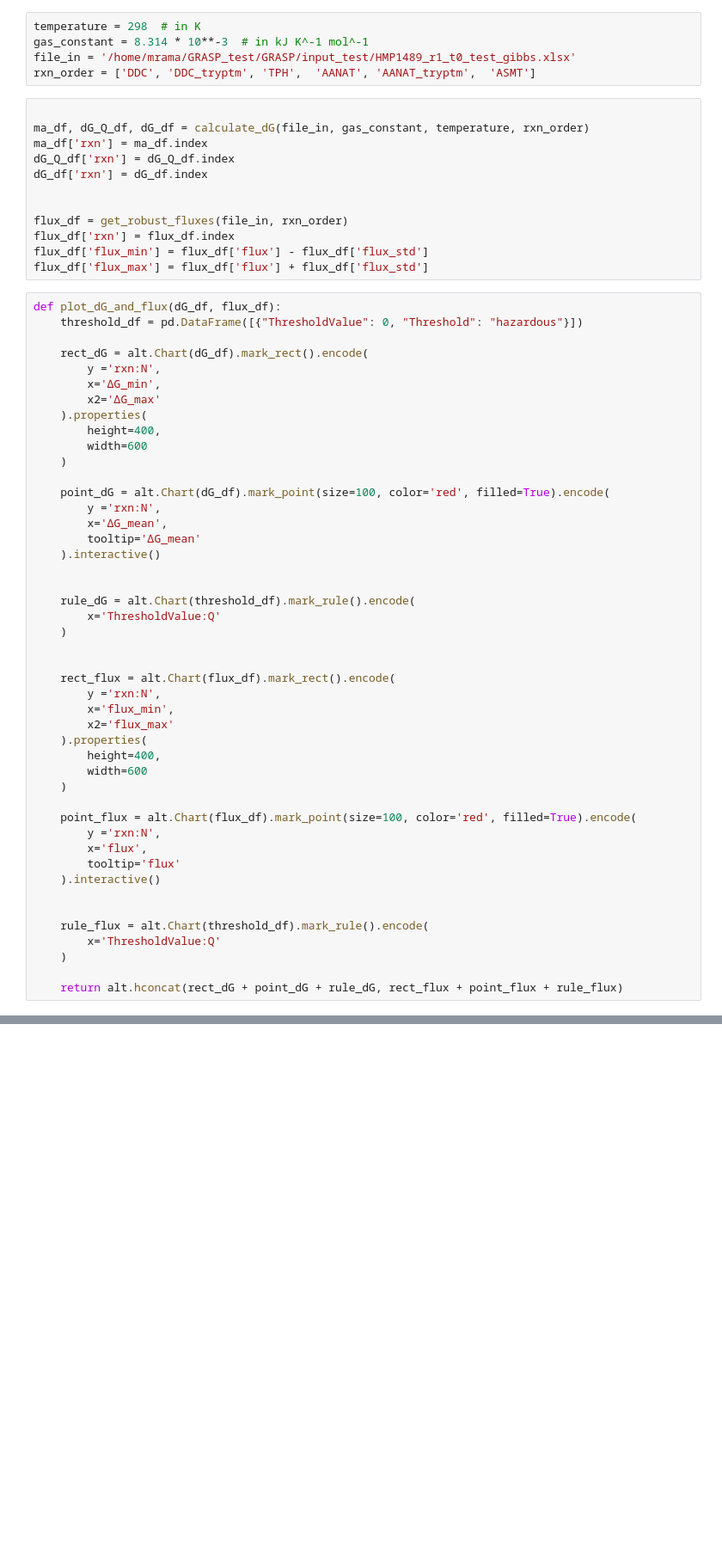
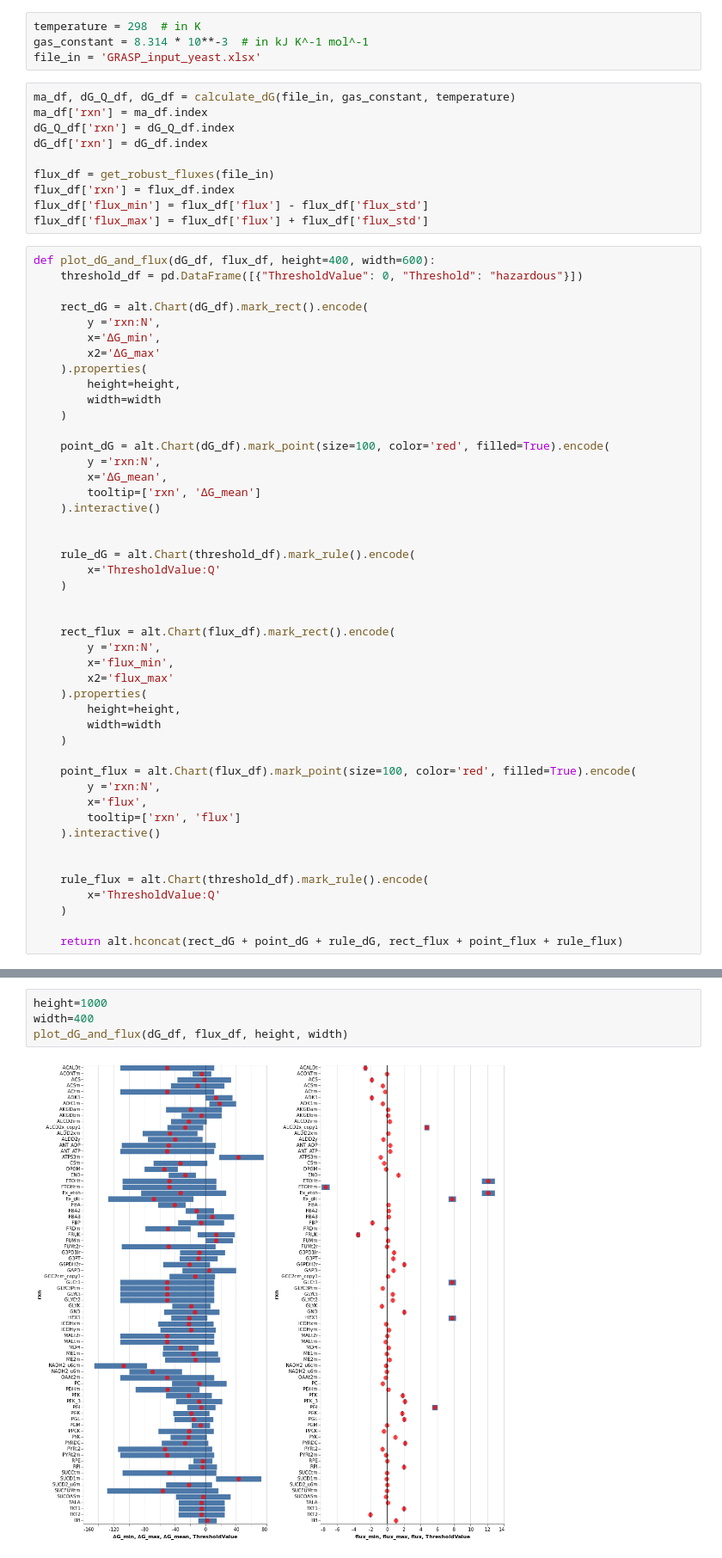
Before and after one commit to biosustain/GRASP, a Jupyter notebook: python_code/explore_initial_dGs_and_fluxes.ipynb, the cells around one changed output, grey strips where cells are left out. Shown at 86% size. Saved outputs shown, nothing was run; the diff lists cells and outputs as text; blank space fills up the shorter version.

Commit message:
added height and width as arguments for plotting function, got rid of rxns_order

```diff
--- a/python_code/explore_initial_dGs_and_fluxes.ipynb
+++ b/python_code/explore_initial_dGs_and_fluxes.ipynb
@@ -6,22 +7,19 @@ from calculate_initial_dGs_and_fluxes import calculate_dG, get_robust_fluxes
 # %%
 temperature = 298  # in K
 gas_constant = 8.314 * 10**-3  # in kJ K^-1 mol^-1
-file_in = '/home/mrama/GRASP_test/GRASP/input_test/HMP1489_r1_t0_test_gibbs.xlsx'
-rxn_order = ['DDC', 'DDC_tryptm', 'TPH',  'AANAT', 'AANAT_tryptm',  'ASMT']
+file_in = 'GRASP_input_yeast.xlsx'
 # %%
-
-ma_df, dG_Q_df, dG_df = calculate_dG(file_in, gas_constant, temperature, rxn_order)
+ma_df, dG_Q_df, dG_df = calculate_dG(file_in, gas_constant, temperature)
 ma_df['rxn'] = ma_df.index
 dG_Q_df['rxn'] = dG_Q_df.index
 dG_df['rxn'] = dG_df.index
 
-
-flux_df = get_robust_fluxes(file_in, rxn_order)
+flux_df = get_robust_fluxes(file_in)
 flux_df['rxn'] = flux_df.index
 flux_df['flux_min'] = flux_df['flux'] - flux_df['flux_std']
 flux_df['flux_max'] = flux_df['flux'] + flux_df['flux_std']
 # %%
-def plot_dG_and_flux(dG_df, flux_df):
+def plot_dG_and_flux(dG_df, flux_df, height=400, width=600):
     threshold_df = pd.DataFrame([{"ThresholdValue": 0, "Threshold": "hazardous"}])
 
     rect_dG = alt.Chart(dG_df).mark_rect().encode(
@@ -29,14 +27,14 @@ def plot_dG_and_flux(dG_df, flux_df):
         x='∆G_min',
         x2='∆G_max'
     ).properties(
-        height=400,
-        width=600
+        height=height,
+        width=width
     )
 
     point_dG = alt.Chart(dG_df).mark_point(size=100, color='red', filled=True).encode(
         y ='rxn:N',
         x='∆G_mean',
-        tooltip='∆G_mean'
+        tooltip=['rxn', '∆G_mean']
     ).interactive()
 
 
@@ -50,14 +48,14 @@ def plot_dG_and_flux(dG_df, flux_df):
         x='flux_min',
         x2='flux_max'
     ).properties(
-        height=400,
-        width=600
+        height=height,
+        width=width
     )
 
     point_flux = alt.Chart(flux_df).mark_point(size=100, color='red', filled=True).encode(
         y ='rxn:N',
         x='flux',
-        tooltip='flux'
+        tooltip=['rxn', 'flux']
     ).interactive()
 
 
@@ -72,0 +67,6 @@ plot_dG_and_flux(dG_df, flux_df)
+# %%
+height=1000
+width=400
+plot_dG_and_flux(dG_df, flux_df, height, width)
+# %% [output]
+[figure, added]
```
Also changed, not shown: parts of 2 cells of this notebook.
